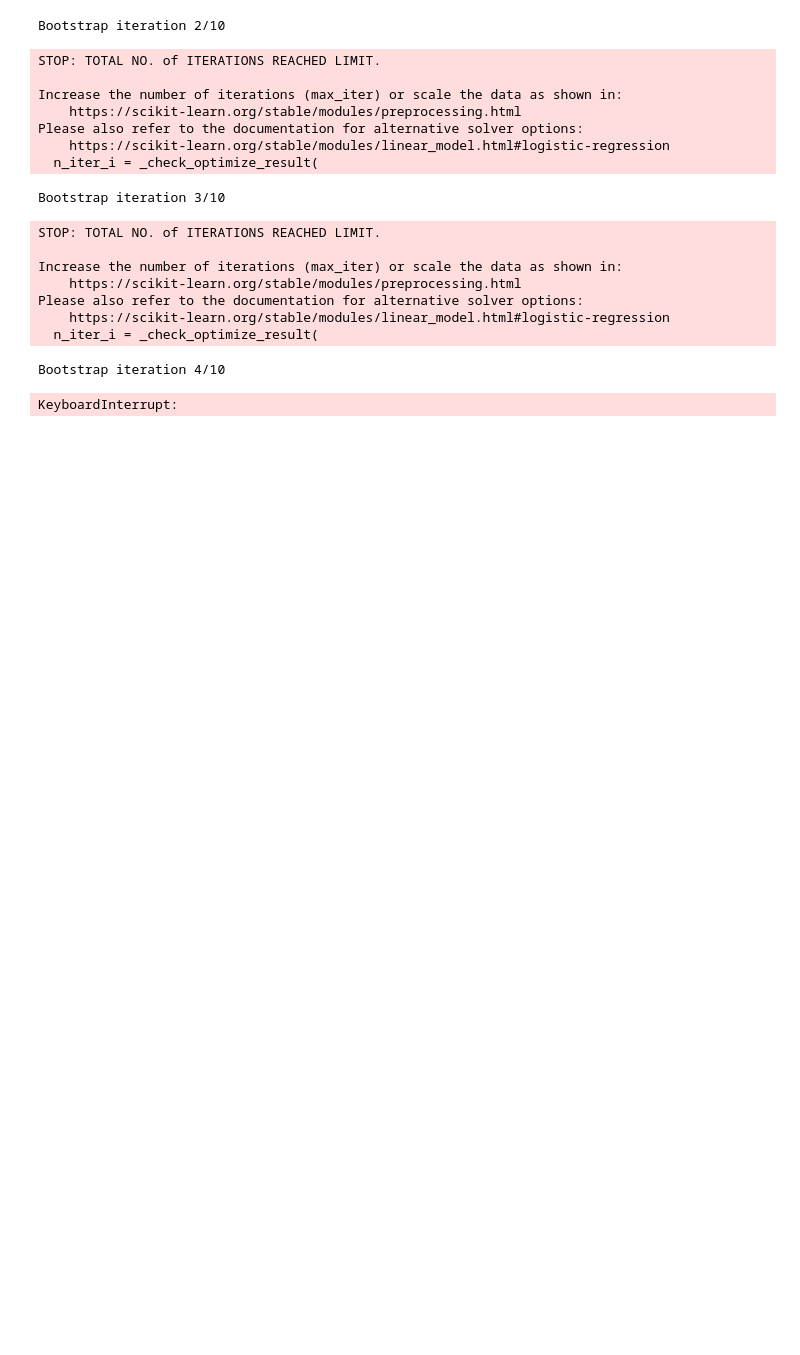
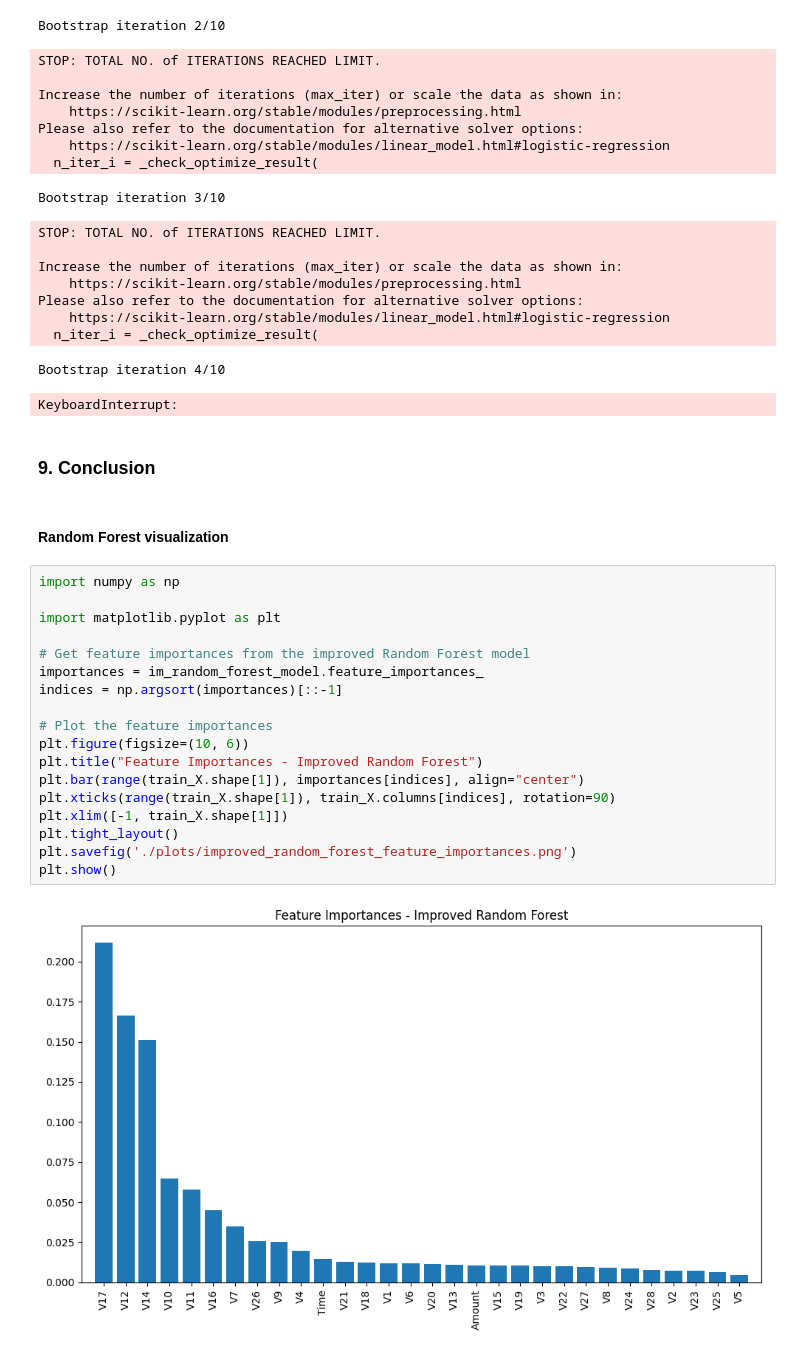
Before and after one commit to haniamak/Binary-Classification-for-Credit-Card-Fraud-Detection, a Jupyter notebook: src/main.ipynb, the cells around one changed output. Saved outputs shown, nothing was run; the diff lists cells and outputs as text; blank space fills up the shorter version.

```diff
--- a/src/main.ipynb
+++ b/src/main.ipynb
@@ -1163,3 +1163,27 @@ Please also refer to the documentation for alternative solver options:
   n_iter_i = _check_optimize_result(
 Bootstrap iteration 4/10
 KeyboardInterrupt:
+# %% [markdown]
+### 9. Conclusion
+# %% [markdown]
+#### Random Forest visualization
+# %%
+import numpy as np
+
+import matplotlib.pyplot as plt
+
+# Get feature importances from the improved Random Forest model
+importances = im_random_forest_model.feature_importances_
+indices = np.argsort(importances)[::-1]
+
+# Plot the feature importances
+plt.figure(figsize=(10, 6))
+plt.title("Feature Importances - Improved Random Forest")
+plt.bar(range(train_X.shape[1]), importances[indices], align="center")
+plt.xticks(range(train_X.shape[1]), train_X.columns[indices], rotation=90)
+plt.xlim([-1, train_X.shape[1]])
+plt.tight_layout()
+plt.savefig('./plots/improved_random_forest_feature_importances.png')
+plt.show()
+# %% [output]
+[figure, added]
```
Also changed, not shown: parts of 2 cells of this notebook, 2 other files.
